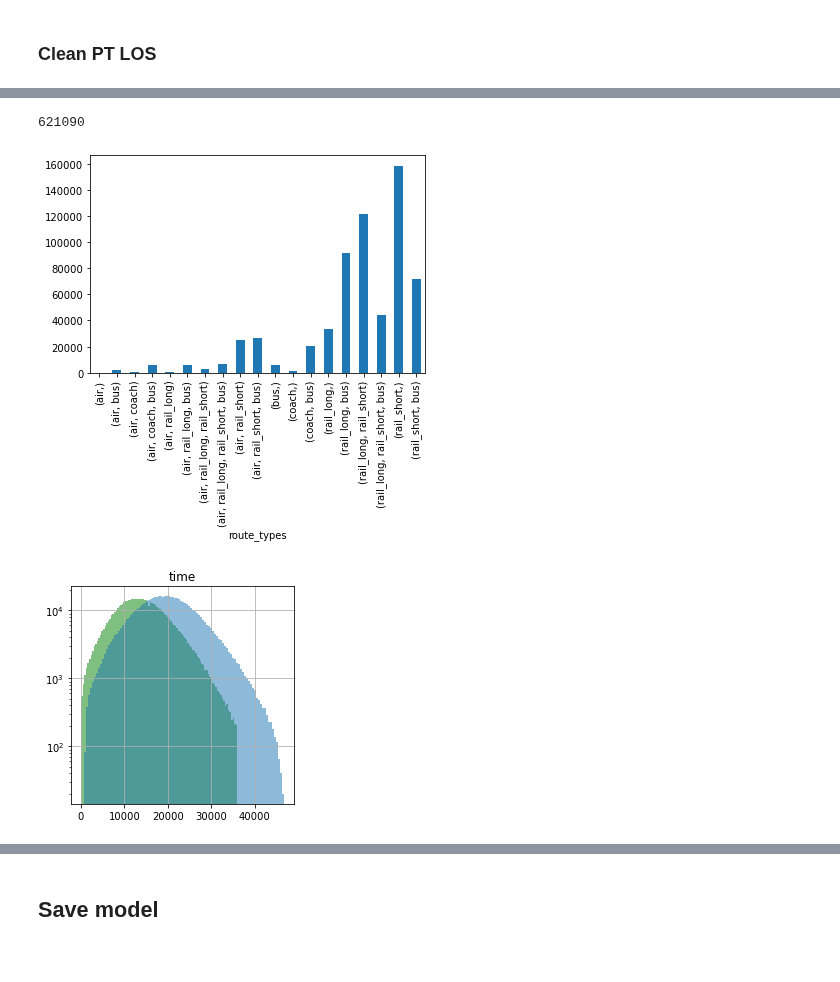
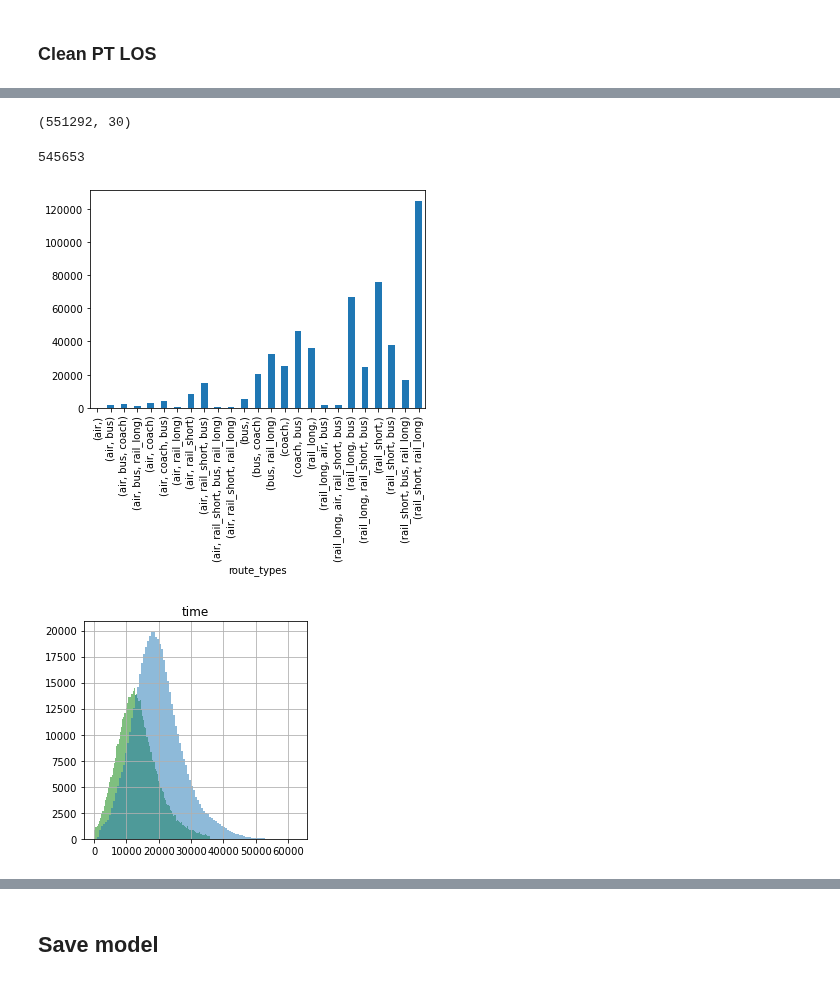
Before and after one commit to marlinarnz/quetzal_germany, a Jupyter notebook: notebooks/prep30_pathfinder_pt.ipynb, the cells around one changed output, grey strips where cells are left out. Cells and saved outputs as stored; diff of their text form; code cells hidden in the pictures.

```diff
--- a/notebooks/prep30_pathfinder_pt.ipynb
+++ b/notebooks/prep30_pathfinder_pt.ipynb
@@ -414,22 +409,36 @@ sm.pt_los.shape
+# %%
+# Drop rail short-distance trips above a distance threshold,
+# if a long-distance connection is available
+sm.pt_los['both'] = sm.pt_los.merge(
+    sm.pt_los.groupby(['origin', 'destination'])['route_type'].apply(
+        lambda od: 'rail_short' in list(od) and 'rail_long' in list(od)).rename('both'),
+    left_on=['origin', 'destination'], right_index=True)['both']
+sm.pt_los = sm.pt_los.loc[~((sm.pt_los['route_type']=='rail_short') &
+                            (sm.pt_los['both']==True) &
+                            (sm.pt_los['length']>params['clean_los']['max_dist_rail_short']))]
+sm.pt_los.drop('both', axis=1, inplace=True)
+sm.pt_los.shape
+# %% [output]
+(551292, 30)
 # %%
 # Keep only trips where in-vehicle-time makes at least a third
 #sm.pt_los = sm.pt_los.loc[sm.pt_los['time']<sm.pt_los['in_vehicle_time']*3]
 #sm.pt_los.shape
 len(sm.pt_los.loc[sm.pt_los['time']<sm.pt_los['in_vehicle_time']*3])
 # %% [output]
-621090
+545653
 # %%
 if manual: sm.pt_los.groupby('route_types').count()['route_type'].plot(kind='bar')
 # %% [output]
-[figure, old version]
+[figure, new version]
 # %%
 # Time distribution
 if manual:
-    sm.pt_los.hist(column='time', bins=100, log=True, alpha=.5,
+    sm.pt_los.hist(column='time', bins=100, log=False, alpha=.5,
                    ax=sm.pt_los.hist(column='in_vehicle_time', color='green',
-                                     bins=100, figsize=(4,4), log=True, alpha=.5))
+                                     bins=100, figsize=(4,4), log=False, alpha=.5))
 # %% [output]
-[figure, old version]
+[figure, new version]
 # %%
 # Look at Berlin - Hamburg times
 sm.pt_los.loc[(sm.pt_los['origin']=='DE300')&(sm.pt_los['destination']=='DE600')][
```
Also changed, not shown: parts of 28 cells of this notebook, 3 other files.
